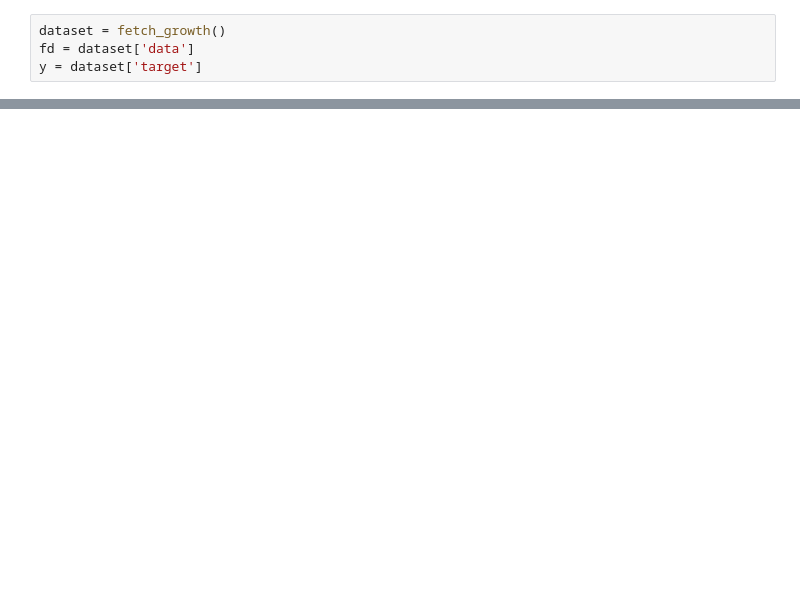
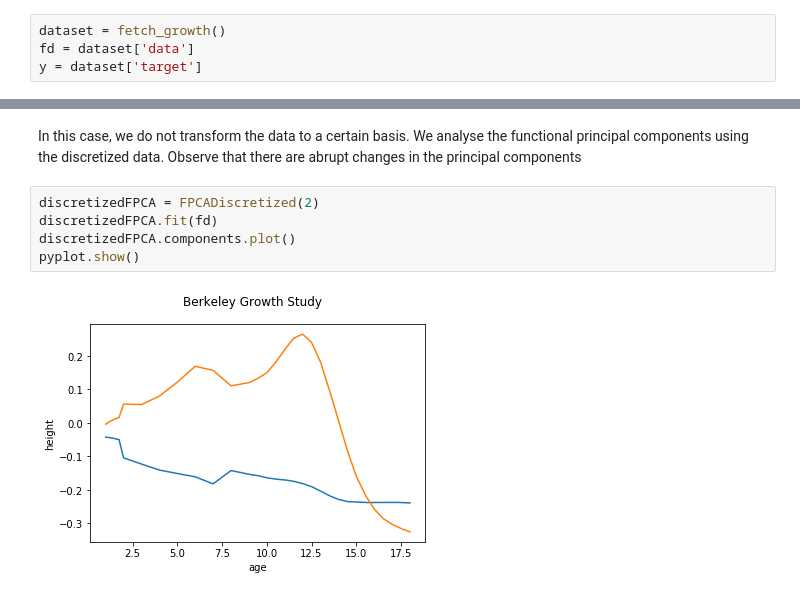
Before and after one commit to GAA-UAM/scikit-fda, a Jupyter notebook: skfda/exploratory/fpca/test.ipynb, the cells around one changed output, grey strips where cells are left out. Saved outputs shown, nothing was run; the diff lists cells and outputs as text; blank space fills up the shorter version.

Commit message:
Continuing the implementation of discretized fpca

```diff
--- a/skfda/exploratory/fpca/test.ipynb
+++ b/skfda/exploratory/fpca/test.ipynb
@@ -121,0 +19,9 @@ meanfd.plot()
+# %% [markdown]
+In this case, we do not transform the data to a certain basis. We analyse the functional principal components using the discretized data. Observe that there are abrupt changes in the principal components
+# %%
+discretizedFPCA = FPCADiscretized(2)
+discretizedFPCA.fit(fd)
+discretizedFPCA.components.plot()
+pyplot.show()
+# %% [output]
+[figure, added]
```
Also changed, not shown: parts of 36 cells of this notebook, 1 other file.
